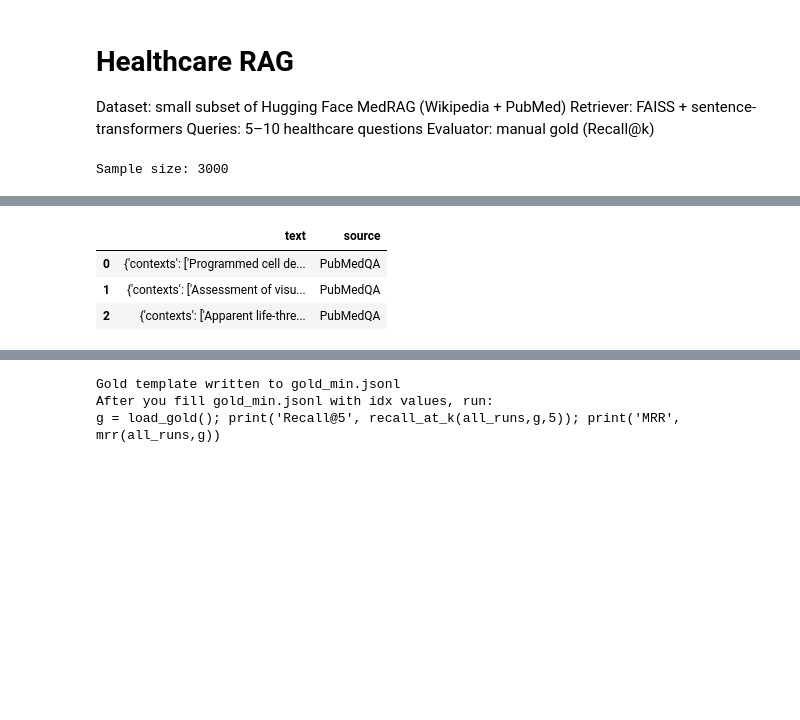
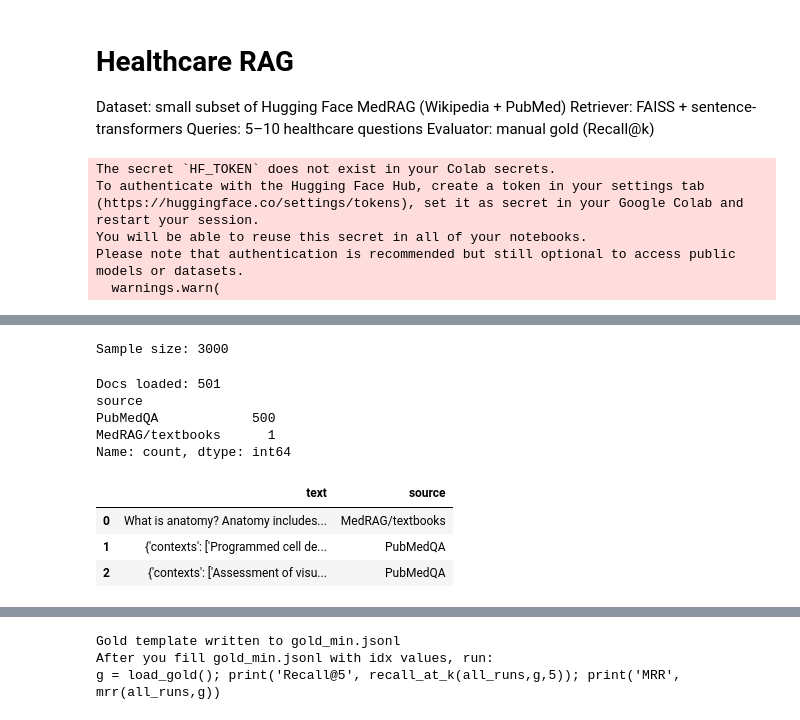
Before and after one commit to onichmath/RAG-diagnostic, a Jupyter notebook: src/retriever/Healthcare_RAG_phase1+additonal_data.ipynb, the cells around one changed output, grey strips where cells are left out. Saved outputs shown, nothing was run; the diff lists cells and outputs as text; code cells hidden in the pictures; blank space fills up the shorter version.

```diff
--- a/src/retriever/Healthcare_RAG_phase1+additonal_data.ipynb
+++ b/src/retriever/Healthcare_RAG_phase1+additonal_data.ipynb
@@ -31,13 +31,16 @@ from tqdm import tqdm
 # Fetch the data
 wiki = load_dataset("MedRAG/wikipedia", split="train", streaming=True)
 pubm = load_dataset("MedRAG/pubmed", split="train", streaming=True)
+txtbook = load_dataset("MedRAG/textbooks", split="train", streaming=True)
 
 # first 3000 total records
 wiki_sample = [next(iter(wiki)) for _ in tqdm(range(3000), desc="Fetching Wikipedia")]
 pubm_sample = [next(iter(pubm)) for _ in tqdm(range(3000), desc="Fetching PubMed")]
+txtbook_sample = [next(iter(txtbook)) for _ in tqdm(range(3000), desc="Fetching textbooks")]
 
 df_w = pd.DataFrame(wiki_sample)
 df_p = pd.DataFrame(pubm_sample)
+df_t = pd.DataFrame(txtbook_sample)
 print("Sample size:", len(df_w))
 
 # Normalize text column names
@@ -45,17 +48,15 @@ if "text" not in df_w.columns: df_w["text"] = ""
 if "text" not in df_p.columns:
     if "abstract" in df_p.columns: df_p = df_p.rename(columns={"abstract":"text"})
     else: df_p["text"] = ""
+if "text" not in df_t.columns:
+    # textbooks use 'content' or 'chunk' sometimes
+    if "content" in df_t.columns:
+        df_t = df_t.rename(columns={"content": "text"})
+    elif "chunk" in df_t.columns:
+        df_t = df_t.rename(columns={"chunk": "text"})
+    else:
+        df_t["text"] = ""
 
-# # MED-QA (non-streaming)
-# mediqa = load_dataset("bigbio/med_qa", split="train[:500]")  # small slice
-# df_mq = pd.DataFrame(mediqa)
-# # pick a reasonable context field or fallback to Q+A
-# df_mq["text"] = (
-#     df_mq.get("context")
-#     or df_mq.get("passage")
-#     or (df_mq.get("question", "").astype(str) + " " + df_mq.get("answer", "").astype(str))
-# )
-# df_mq = df_mq[["text"]].copy()
 
 # PubMedQA (non-streaming)
 pmqa = load_dataset("qiaojin/PubMedQA", "pqa_labeled", split="train[:500]")
@@ -75,17 +76,12 @@ df_pmqa = df_pmqa[["text"]].copy()
 # Add 'source' column to track where text came from
 df_w["source"] = "MedRAG/wikipedia"
 df_p["source"] = "MedRAG/pubmed"
-# df_mq["source"] = "MEDQA"
+df_t["source"] = "MedRAG/textbooks"
 df_pmqa["source"] = "PubMedQA"
 
 # Merge, clean, quick stats
-# df = pd.concat(
-#     [df_w[["text","source"]], df_p[["text","source"]], df_mq[["text","source"]], df_pmqa[["text","source"]]],
-#     ignore_index=True
-# )
-
 df = pd.concat(
-    [df_w[["text","source"]], df_p[["text","source"]], df_pmqa[["text","source"]]],
+    [df_w[["text","source"]], df_p[["text","source"]], df_t[["text","source"]], df_pmqa[["text","source"]]],
     ignore_index=True
 )
 
@@ -96,4 +92,8 @@ print("Docs loaded:", len(df))
 print(df["source"].value_counts())
 df.head(3)
 # %% [output]
-Sample size: 3000
+The secret `HF_TOKEN` does not exist in your Colab secrets.
+To authenticate with the Hugging Face Hub, create a token in your settings tab (https://huggingface.co/settings/tokens), set it as secret in your Google Colab and restart your session.
+You will be able to reuse this secret in all of your notebooks.
+Please note that authentication is recommended but still optional to access public models or datasets.
+  warnings.warn(
@@ -104,5 +117,11 @@ Name: count, dtype: int64
+Sample size: 3000
+Docs loaded: 501
+source
+PubMedQA            500
+MedRAG/textbooks      1
+Name: count, dtype: int64
 |  | text | source |
-| 0 | {'contexts': ['Programmed cell de... | PubMedQA |
-| 1 | {'contexts': ['Assessment of visu... | PubMedQA |
-| 2 | {'contexts': ['Apparent life-thre... | PubMedQA |
+| 0 | What is anatomy? Anatomy includes... | MedRAG/textbooks |
+| 1 | {'contexts': ['Programmed cell de... | PubMedQA |
+| 2 | {'contexts': ['Assessment of visu... | PubMedQA |
 # %%
```
Also changed, not shown: parts of 2 cells of this notebook.
